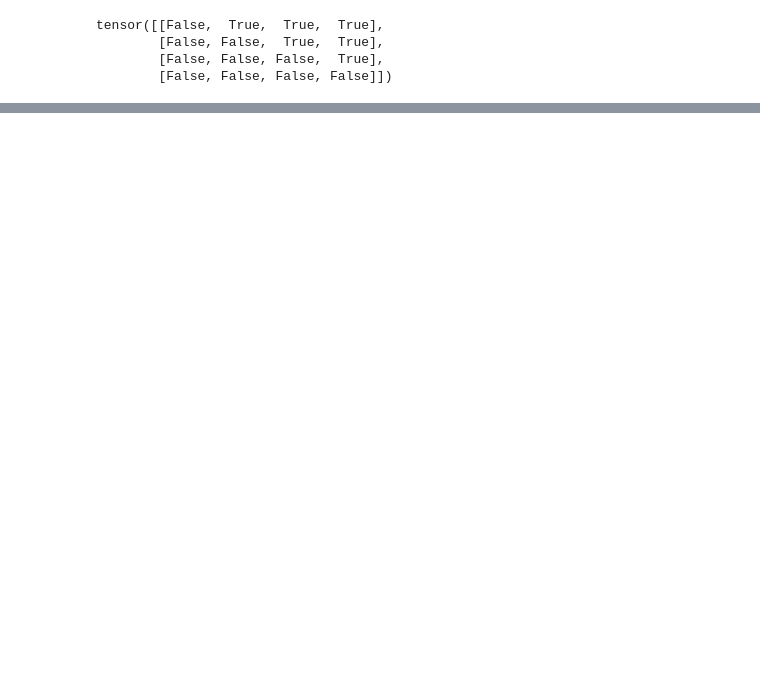
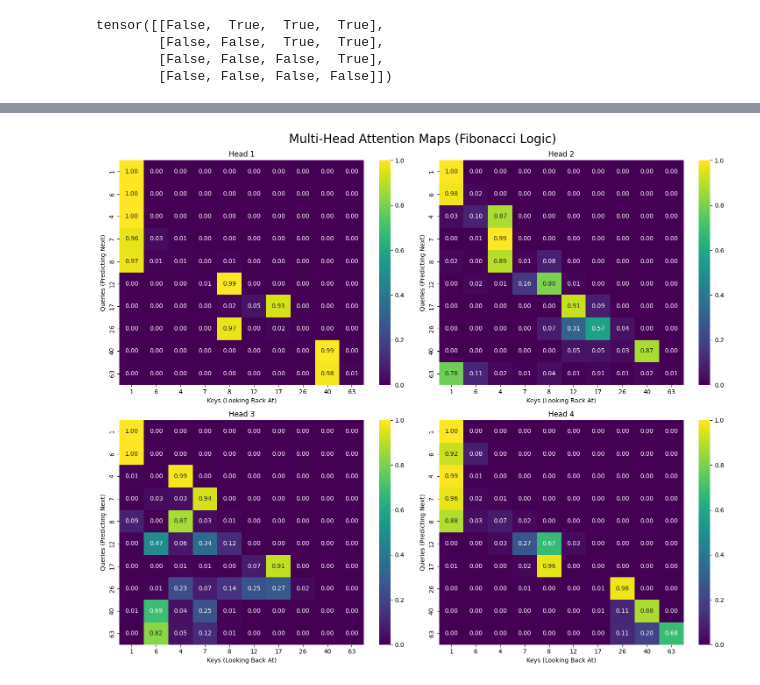
Before and after one commit to martinng01/transformers, a Jupyter notebook: 02-fibonacci-generator/notebook.ipynb, the cells around one changed output, grey strips where cells are left out. Cells and saved outputs as stored; diff of their text form; code cells hidden in the pictures; blank space fills up the shorter version.

```diff
--- a/02-fibonacci-generator/notebook.ipynb
+++ b/02-fibonacci-generator/notebook.ipynb
@@ -53,6 +64,8 @@ class MultiHeadAttention(nn.Module):
 
         weights = self.dropout(F.softmax(scores, dim=-1))
 
+        self.attn_weights = weights.detach()
+
         output = weights @ V  # (n_samples, h, seq_len, d_k)
 
         # (n_samples, seq_len, d_model)
@@ -79,8 +92,7 @@ def fib(n_samples, seq_len, max_value):
                 break
             seq.append(next_val)
 
-        pad = [0] * (seq_len - len(seq))
-        dataset.append(seq + pad)
+        dataset.append(seq)
 
     return dataset
 
@@ -150,11 +211,13 @@ class DecoderBlock(nn.Module):
 
         mask = ~torch.tril(torch.ones((seq_len, seq_len), dtype=torch.bool))
 
-        mha_out = self.mha(x, mask)
-        x = self.norm1(x + self.dropout(mha_out))
+        norm_x = self.norm1(x)
+        mha_out = self.mha(norm_x, mask)
+        x = x + self.dropout(mha_out)
 
-        ff_out = self.ff(x)
-        x = self.norm2(x + self.dropout(ff_out))
+        norm_x = self.norm2(x)
+        ff_out = self.ff(norm_x)
+        x = x + self.dropout(ff_out)
 
         # (batch, seq_len, dims)
         return x
@@ -181,11 +244,13 @@ class TransformerFib(nn.Module):
         return x
 # %%
 model = TransformerFib(
-    vocab_size=100,
-    d_model=128,
-    seq_len=9,
+    vocab_size=VOCAB_SIZE,
+    d_model=512,
+    seq_len=10,
     num_heads=4,
     num_layers=4
 )
 device = 'cpu'
+criterion = nn.CrossEntropyLoss(ignore_index=PAD)
+optimizer = optim.Adam(model.parameters(), lr=5e-5)
 # %%
@@ -266 +358,23 @@ KeyboardInterrupt:
+# %%
+x_sample, y_sample = val_dataset[0]
+
+saved_attention = []
+
+
+def hook_fn(module, input, output):
+    if hasattr(module, 'attn_weights'):
+        saved_attention.append(module.attn_weights.cpu())
+
+
+handle = model.layers[-1].mha.register_forward_hook(hook_fn)
+model.eval()
+with torch.no_grad():
+    model(x_sample.unsqueeze(0).to(device))
+handle.remove()
+
+weights = saved_attention[0]
+
+plot_attention_heads(weights, x_sample.tolist())
+# %% [output]
+[figure, added]
 # %%
```
Also changed, not shown: parts of 13 cells of this notebook, 2 other files.
